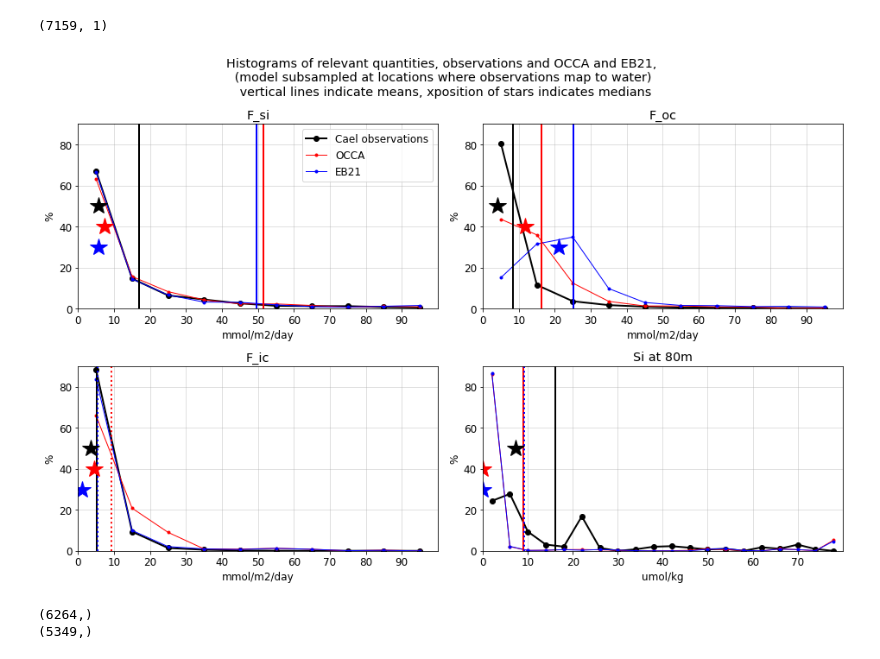
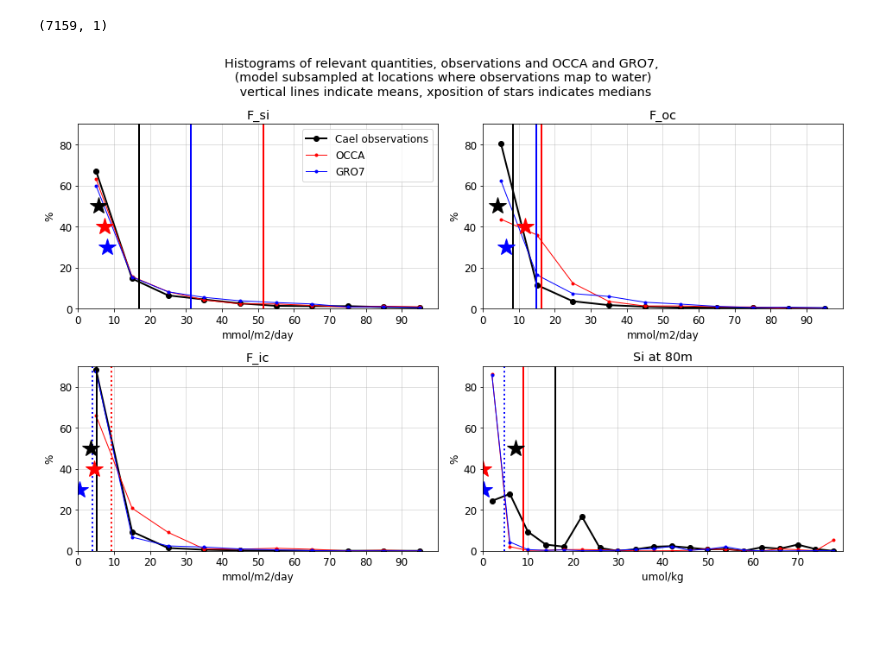
Before and after one commit to tjarnikova/SOZONE, a Jupyter notebook: BallastingCael/extractCaelCorrPointsFromModel.ipynb, the cells around one changed output. Drawn from its saved outputs; the diff is of its cells as text; code cells hidden in the pictures; blank space fills up the shorter version.

```diff
--- a/BallastingCael/extractCaelCorrPointsFromModel.ipynb
+++ b/BallastingCael/extractCaelCorrPointsFromModel.ipynb
@@ -393,86 +541,83 @@ nsback, bin_cent, histback = custhist(F_si_CAEL[on_land == 0], 10, 0, F_si_max)
 axs[0].plot(bin_cent,histback*100, color = 'k', linewidth = 2, marker = 'o', label = 'Cael observations')
 nsback, bin_cent, histback = custhist(F_si_OCCA, 10, 0, 100)
 axs[0].plot(bin_cent,histback*100, color = 'r', linewidth = 1, marker = '.', label = 'OCCA')
-nsback, bin_cent, histback = custhist(F_si_EB21, 10, 0, 100)
-axs[0].plot(bin_cent,histback*100, color = 'b', linewidth = 1, marker = '.', label = 'EB21')
+nsback, bin_cent, histback = custhist(F_si_GRO7, 10, 0, 100)
+axs[0].plot(bin_cent,histback*100, color = 'b', linewidth = 1, marker = '.', label = 'GRO7')
 axs[0].axvline(np.nanmean(F_si_CAEL[on_land == 0]), color = 'k', linewidth = 2)
 axs[0].axvline(np.nanmean(F_si_OCCA), color = 'r', linewidth = 2)
-axs[0].axvline(np.nanmean(F_si_EB21), color = 'b', linewidth = 2)
+axs[0].axvline(np.nanmean(F_si_GRO7), color = 'b', linewidth = 2)
 axs[0].plot(np.nanmedian(F_si_CAEL[on_land == 0]),50, color = 'k', marker = '*', markersize = 20)
 axs[0].plot(np.median(F_si_OCCA),40, color = 'r',  marker = '*', markersize = 20)
-axs[0].plot(np.median(F_si_EB21),30, color = 'b',  marker = '*', markersize = 20)
+axs[0].plot(np.median(F_si_GRO7),30, color = 'b',  marker = '*', markersize = 20)
 
 F_oc_max = 100
 nsback, bin_cent, histback = custhist(F_oc_CAEL[on_land == 0], 10, 0, F_oc_max)
 axs[1].plot(bin_cent,histback*100, color = 'k', linewidth = 2, marker = 'o')
 nsback, bin_cent, histback = custhist(F_oc_OCCA, 10, 0, F_oc_max)
 axs[1].plot(bin_cent,histback*100, color = 'r', linewidth = 1, marker = '.', label = 'OCCA')
-nsback, bin_cent, histback = custhist(F_oc_EB21, 10, 0, F_oc_max)
-axs[1].plot(bin_cent,histback*100, color = 'b', linewidth = 1, marker = '.', label = 'EB21')
+nsback, bin_cent, histback = custhist(F_oc_GRO7, 10, 0, F_oc_max)
+axs[1].plot(bin_cent,histback*100, color = 'b', linewidth = 1, marker = '.', label = 'GRO7')
 axs[1].axvline(np.nanmean(F_oc_CAEL[on_land == 0]), color = 'k', linewidth = 2)
 axs[1].axvline(np.nanmean(F_oc_OCCA), color = 'r', linewidth = 2)
-axs[1].axvline(np.nanmean(F_oc_EB21), color = 'b', linewidth = 2)
+axs[1].axvline(np.nanmean(F_oc_GRO7), color = 'b', linewidth = 2)
 axs[1].plot(np.nanmedian(F_oc_CAEL[on_land == 0]),50, color = 'k', marker = '*', markersize = 20)
 axs[1].plot(np.median(F_oc_OCCA),40, color = 'r',  marker = '*', markersize = 20)
-axs[1].plot(np.median(F_oc_EB21),30, color = 'b',  marker = '*', markersize = 20)
+axs[1].plot(np.median(F_oc_GRO7),30, color = 'b',  marker = '*', markersize = 20)
 
 F_ic_max = 100
 nsback, bin_cent, histback = custhist(F_ic_CAEL[on_land == 0], 10, 0, F_ic_max)
 axs[2].plot(bin_cent,histback*100, color = 'k', linewidth = 2, marker = 'o')
 nsback, bin_cent, histback = custhist(F_ic_OCCA, 10, 0, F_ic_max)
 axs[2].plot(bin_cent,histback*100, color = 'r', linewidth = 1, marker = '.', label = 'OCCA')
-nsback, bin_cent, histback = custhist(F_ic_EB21, 10, 0, F_ic_max)
-axs[2].plot(bin_cent,histback*100, color = 'b', linewidth = 1, marker = '.', label = 'EB21')
+nsback, bin_cent, histback = custhist(F_ic_GRO7, 10, 0, F_ic_max)
+axs[2].plot(bin_cent,histback*100, color = 'b', linewidth = 1, marker = '.', label = 'GRO7')
 axs[2].axvline(np.nanmean(F_ic_CAEL[on_land == 0]), color = 'k', linewidth = 2)
 axs[2].axvline(np.nanmean(F_ic_OCCA), color = 'r', linewidth = 2, linestyle = ':')
-axs[2].axvline(np.nanmean(F_ic_EB21), color = 'b', linewidth = 2, linestyle = ':')
+axs[2].axvline(np.nanmean(F_ic_GRO7), color = 'b', linewidth = 2, linestyle = ':')
 axs[2].plot(np.nanmedian(F_ic_CAEL[on_land == 0]),50, color = 'k', marker = '*', markersize = 20)
 axs[2].plot(np.median(F_ic_OCCA),40, color = 'r',  marker = '*', markersize = 20)
-axs[2].plot(np.median(F_ic_EB21),30, color = 'b',  marker = '*', markersize = 20)
+axs[2].plot(np.median(F_ic_GRO7),30, color = 'b',  marker = '*', markersize = 20)
 
 
 Si_max = 80
 nsback, bin_cent, histback = custhist(Si80_CAEL[on_land == 0], 20, 0, Si_max)
 axs[3].plot(bin_cent,histback*100, color = 'k', linewidth = 2, marker = 'o')
 nsback, bin_cent, histback = custhist(Si_umolkg_OCCA_75, 20, 0, Si_max)
 axs[3].plot(bin_cent,histback*100, color = 'r', linewidth = 1, marker = '.', label = 'OCCA')
-nsback, bin_cent, histback = custhist(Si_umolkg_EB21_75, 20, 0, Si_max)
-axs[3].plot(bin_cent,histback*100, color = 'b', linewidth = 1, marker = '.', label = 'EB21')
+nsback, bin_cent, histback = custhist(Si_umolkg_GRO7_75, 20, 0, Si_max)
+axs[3].plot(bin_cent,histback*100, color = 'b', linewidth = 1, marker = '.', label = 'GRO7')
 axs[3].axvline(np.nanmean(Si80_CAEL[on_land == 0]), color = 'k', linewidth = 2)
 axs[3].axvline(np.nanmean(Si_umolkg_OCCA_75), color = 'r', linewidth = 2)
-axs[3].axvline(np.nanmean(Si_umolkg_EB21_75), color = 'b', linewidth = 2, linestyle =':')
+axs[3].axvline(np.nanmean(Si_umolkg_GRO7_75), color = 'b', linewidth = 2, linestyle =':')
 axs[3].plot(np.nanmedian(Si80_CAEL[on_land == 0]),50, color = 'k', marker = '*', markersize = 20)
 axs[3].plot(np.median(Si_umolkg_OCCA_75),40, color = 'r',  marker = '*', markersize = 20)
-axs[3].plot(np.median(Si_umolkg_EB21_75),30, color = 'b',  marker = '*', markersize = 20)
+axs[3].plot(np.median(Si_umolkg_GRO7_75),30, color = 'b',  marker = '*', markersize = 20)
 
 tits = ['F_si', 'F_oc', 'F_ic', 'Si at 80m']
 for i in range(0,4):
     axs[i].set_ylim([0,90])
     axs[i].set_xlim([0,100])
     axs[i].set_xticks(np.arange(0,100,10))
     axs[i].grid(alpha = 0.5)
     axs[i].set_ylabel('%')
     axs[i].set_title(tits[i])
     axs[i].set_xlabel('mmol/m2/day')
     axs[3].set_xlabel('umol/kg')
     axs[3].set_xlim([0,80])
     axs[3].set_xticks(np.arange(0,80,10))
     axs[0].legend()
 
-plt.suptitle('Histograms of relevant quantities, observations and OCCA and EB21, \n (model subsampled at locations where observations map to water) \n vertical lines indicate means, xposition of stars indicates medians')
+plt.suptitle('Histograms of relevant quantities, observations and OCCA and GRO7, \n (model subsampled at locations where observations map to water) \n vertical lines indicate means, xposition of stars indicates medians')
 
 plt.tight_layout()
 # %% [output]
-[figure, old version]
+[figure, new version]
 # %%
 print('median, Si, umol/kg')
-print(f'
-print(f'EB21 {np.median(Si_umolkg_EB21_75)}')
+print(f'')
+print(f'GR03 {np.median(Si_umolkg_GR03_75)}')
 print(f'OCCA {np.median(Si_umolkg_OCCA_75)}')
-print(np.shape(Si_umolkg_EB21_75))
-print(np.shape(Si_umolkg_EB21_75[Si_umolkg_EB21_75<5]))
+print(np.shape(Si_umolkg_GR03_75))
+print(np.shape(Si_umolkg_GR03_75[Si_umolkg_GR03_75<5]))
-# %% [output]
-(6264,)
-(5349,)
 # %%
 np.median(Si80_CAEL[on_land == 0])
```
Also changed, not shown: parts of 5 cells of this notebook.
